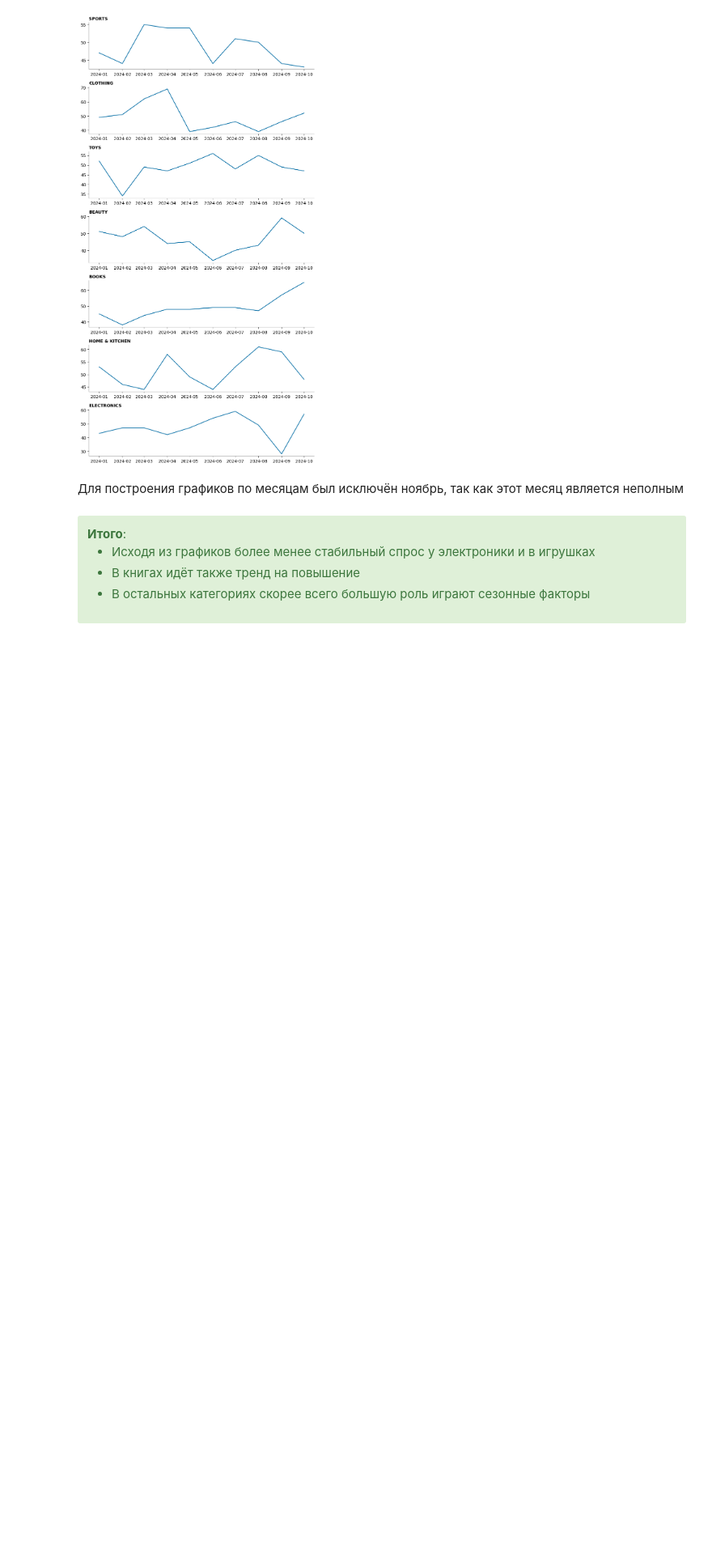
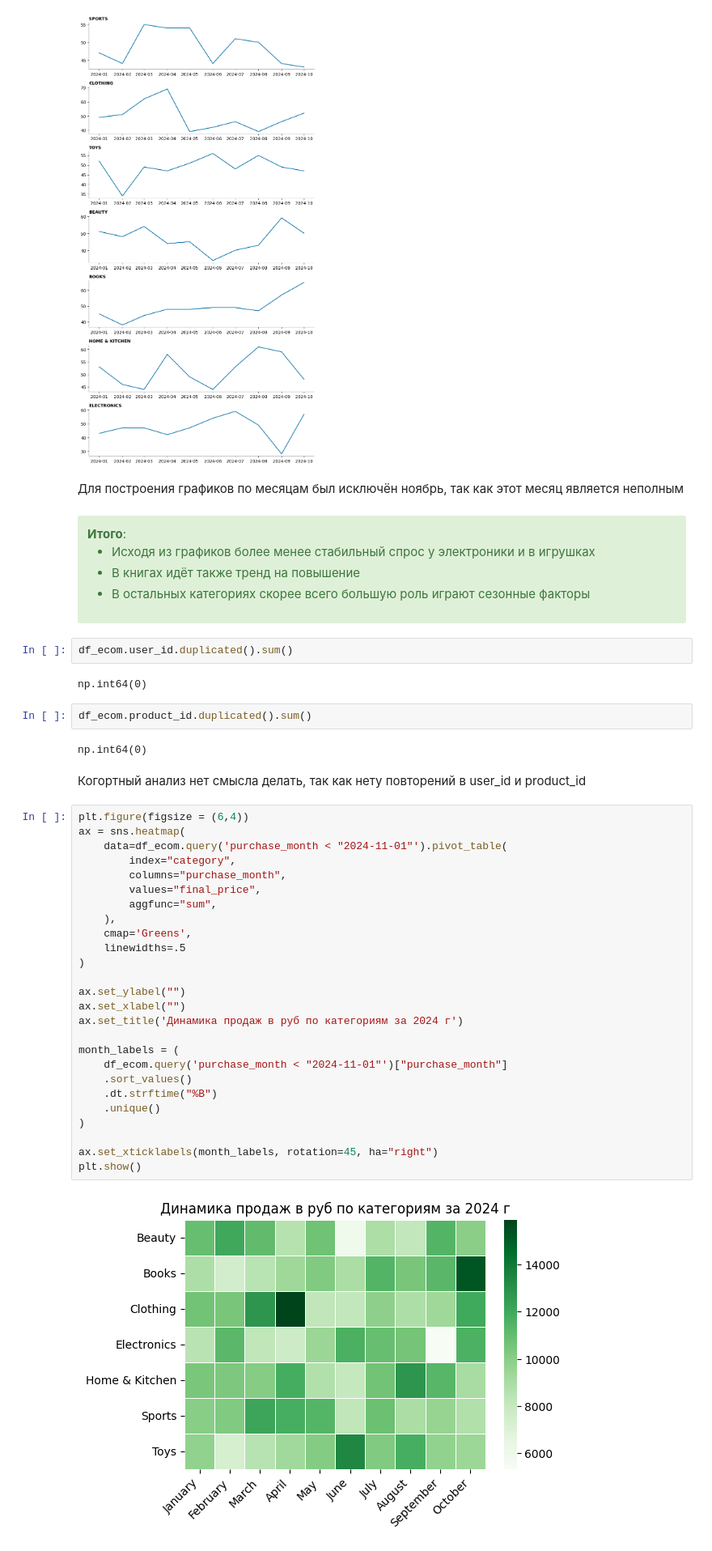
Before and after one commit to SirAlexFer/data_analysis, a Jupyter notebook: 01. Ecommerce/notebooks/02. eda.ipynb, the cells around one changed output. Shown: that part at 81% size. Saved outputs shown, nothing was run; the diff lists cells and outputs as text; blank space fills up the shorter version.

```diff
--- a/01. Ecommerce/notebooks/02. eda.ipynb
+++ b/01. Ecommerce/notebooks/02. eda.ipynb
@@ -206,3 +208,41 @@ plt.tight_layout()
 - В книгах идёт также тренд на повышение
 - В остальных категориях скорее всего большую роль играют сезонные факторы
 </div>
+# %%
+df_ecom.user_id.duplicated().sum()
+# %% [output]
+np.int64(0)
+# %%
+df_ecom.product_id.duplicated().sum()
+# %% [output]
+np.int64(0)
+# %% [markdown]
+Когортный анализ нет смысла делать, так как нету повторений в user_id и product_id
+# %%
+plt.figure(figsize = (6,4))
+ax = sns.heatmap(
+    data=df_ecom.query('purchase_month < "2024-11-01"').pivot_table(
+        index="category",
+        columns="purchase_month",
+        values="final_price",
+        aggfunc="sum",
+    ),
+    cmap='Greens',
+    linewidths=.5
+)
+
+ax.set_ylabel("")
+ax.set_xlabel("")
+ax.set_title('Динамика продаж в руб по категориям за 2024 г')
+
+month_labels = (
+    df_ecom.query('purchase_month < "2024-11-01"')["purchase_month"]
+    .sort_values()
+    .dt.strftime("%B")
+    .unique()
+)
+
+ax.set_xticklabels(month_labels, rotation=45, ha="right")
+plt.show()
+# %% [output]
+[figure, added]
```
Also changed, not shown: parts of 10 cells of this notebook, 2 other files.
